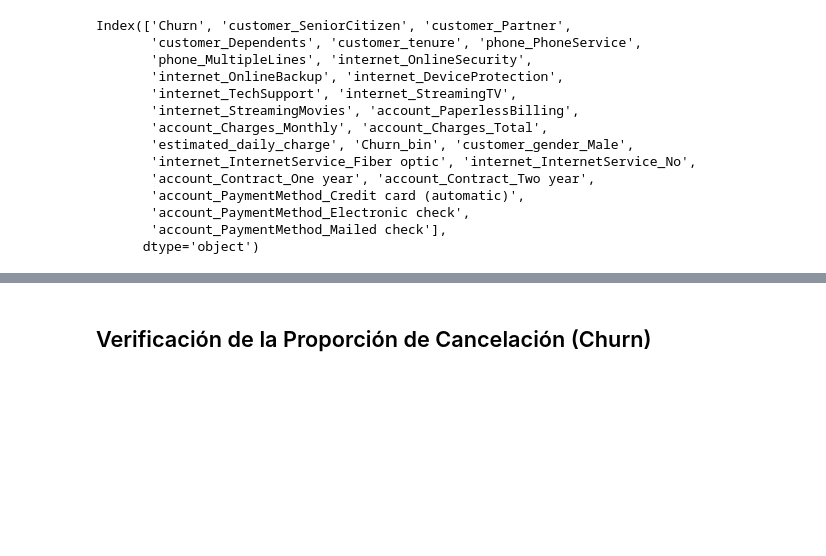
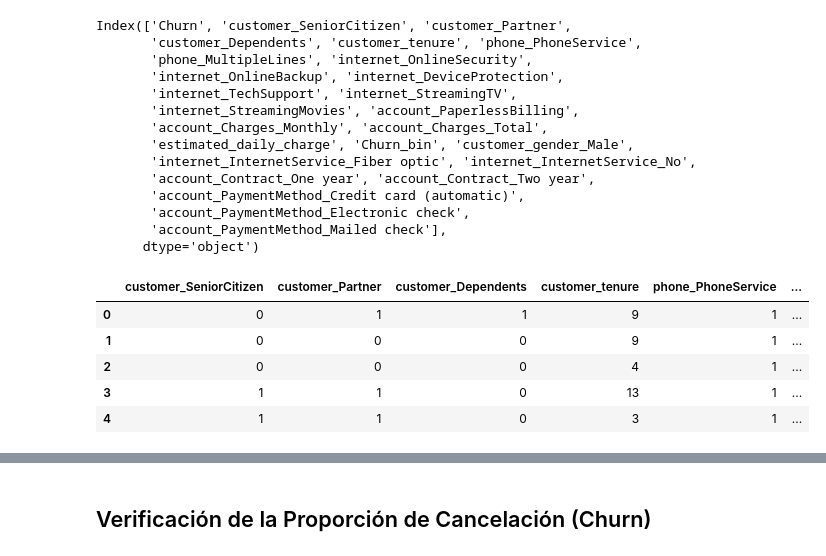
Before and after one commit to Liuz8/Telecom_X_Parte_2, a Jupyter notebook: telecom_X2.ipynb, the cells around one changed output, grey strips where cells are left out. Cells and saved outputs as stored; diff of their text form; code cells hidden in the pictures; blank space fills up the shorter version.

```diff
--- a/telecom_X2.ipynb
+++ b/telecom_X2.ipynb
@@ -90,3 +90,19 @@ Index(['Churn', 'customer_SeniorCitizen', 'customer_Partner',
        'account_PaymentMethod_Electronic check',
        'account_PaymentMethod_Mailed check'],
       dtype='object')
+# %%
+# Mostrar todas las columnas
+pd.set_option('display.max_columns', None)
+# %%
+df_encoded = df_encoded.drop("Churn", axis=1)
+# %%
+df_encoded = df_encoded.astype({col: int for col in df_encoded.select_dtypes('bool').columns})
+# %%
+df_encoded.head()
+# %% [output]
+|  | customer_SeniorCitizen | customer_Partner | customer_Dependents | customer_tenure | phone_PhoneService | ... |
+| 0 | 0 | 1 | 1 | 9 | 1 | ... |
+| 1 | 0 | 0 | 0 | 9 | 1 | ... |
+| 2 | 0 | 0 | 0 | 4 | 1 | ... |
+| 3 | 1 | 1 | 0 | 13 | 1 | ... |
+| 4 | 1 | 1 | 0 | 3 | 1 | ... |
```
Also changed, not shown: parts of 10 cells of this notebook.
